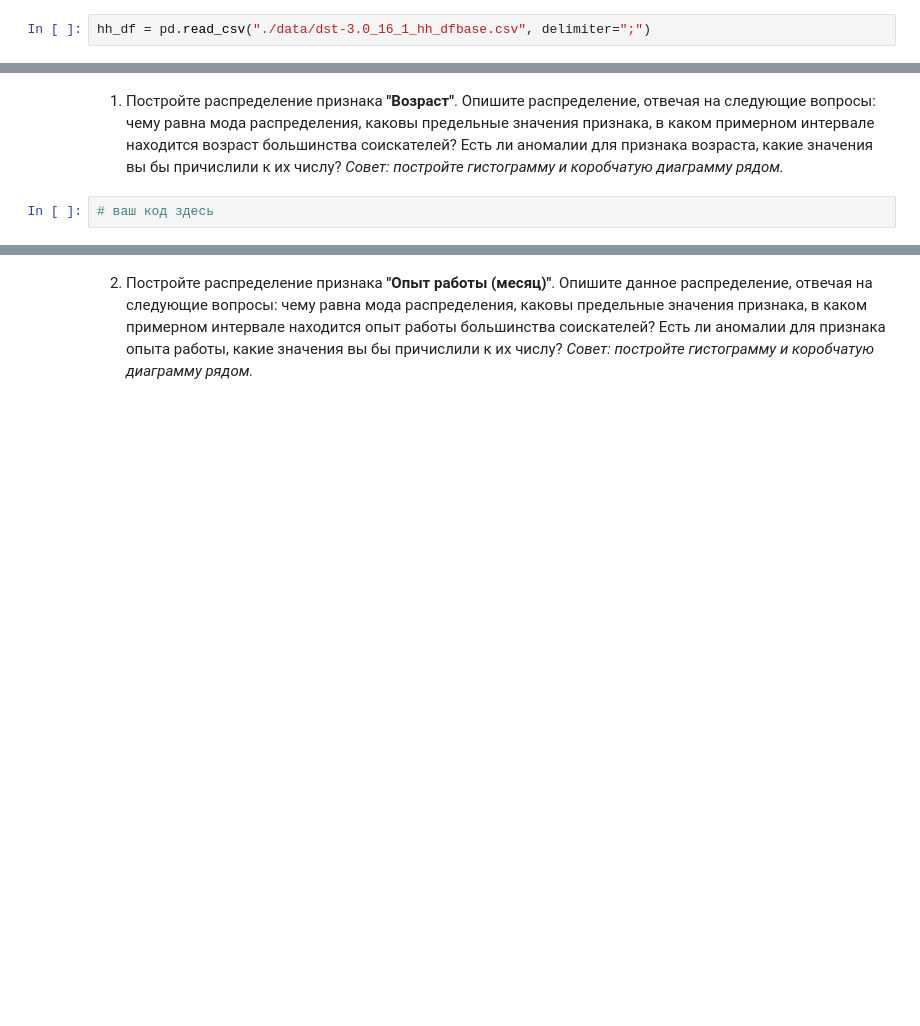
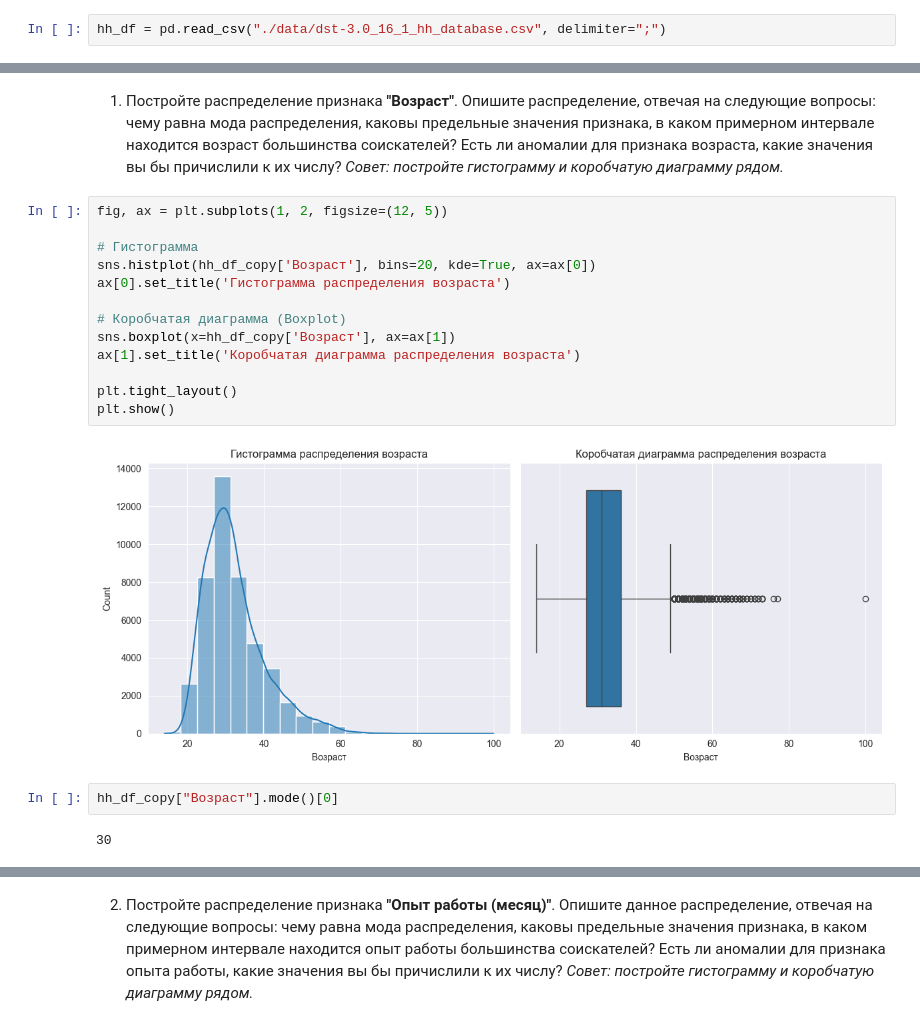
Before and after one commit to peaceful-djony/advanced_py, a Jupyter notebook: Zakhartcev.ipynb, the cells around one changed output, grey strips where cells are left out. Saved outputs shown, nothing was run; the diff lists cells and outputs as text; blank space fills up the shorter version.

```diff
--- a/Zakhartcev.ipynb
+++ b/Zakhartcev.ipynb
@@ -13,7 +13,7 @@ import plotly.express as px
 # %% [markdown]
 1. Прочитайте данные с помощью библиотеки Pandas. Совет: перед чтением обратите внимание на разделитель внутри файла.
 # %%
-hh_df = pd.read_csv("./data/dst-3.0_16_1_hh_dfbase.csv", delimiter=";")
+hh_df = pd.read_csv("./data/dst-3.0_16_1_hh_database.csv", delimiter=";")
 # %% [markdown]
 2. Выведите несколько первых (последних) строк таблицы, чтобы убедиться в том, что ваши данные не повреждены. Ознакомьтесь с признаками и их структурой.
 # %%
@@ -406,5 +406,22 @@ hh_df_copy = hh_df_copy.drop("ЗП", axis=1)
 1. Постройте распределение признака **"Возраст"**. Опишите распределение, отвечая на следующие вопросы: чему равна мода распределения, каковы предельные значения признака, в каком примерном интервале находится возраст большинства соискателей? Есть ли аномалии для признака возраста, какие значения вы бы причислили к их числу?
 *Совет: постройте гистограмму и коробчатую диаграмму рядом.*
 # %%
-# ваш код здесь
+fig, ax = plt.subplots(1, 2, figsize=(12, 5))
+
+# Гистограмма
+sns.histplot(hh_df_copy['Возраст'], bins=20, kde=True, ax=ax[0])
+ax[0].set_title('Гистограмма распределения возраста')
+
+# Коробчатая диаграмма (Boxplot)
+sns.boxplot(x=hh_df_copy['Возраст'], ax=ax[1])
+ax[1].set_title('Коробчатая диаграмма распределения возраста')
+
+plt.tight_layout()
+plt.show()
+# %% [output]
+[figure, added]
+# %%
+hh_df_copy["Возраст"].mode()[0]
+# %% [output]
+30
 # %% [markdown]
```
Also changed, not shown: parts of 31 cells of this notebook, 12 other files.
